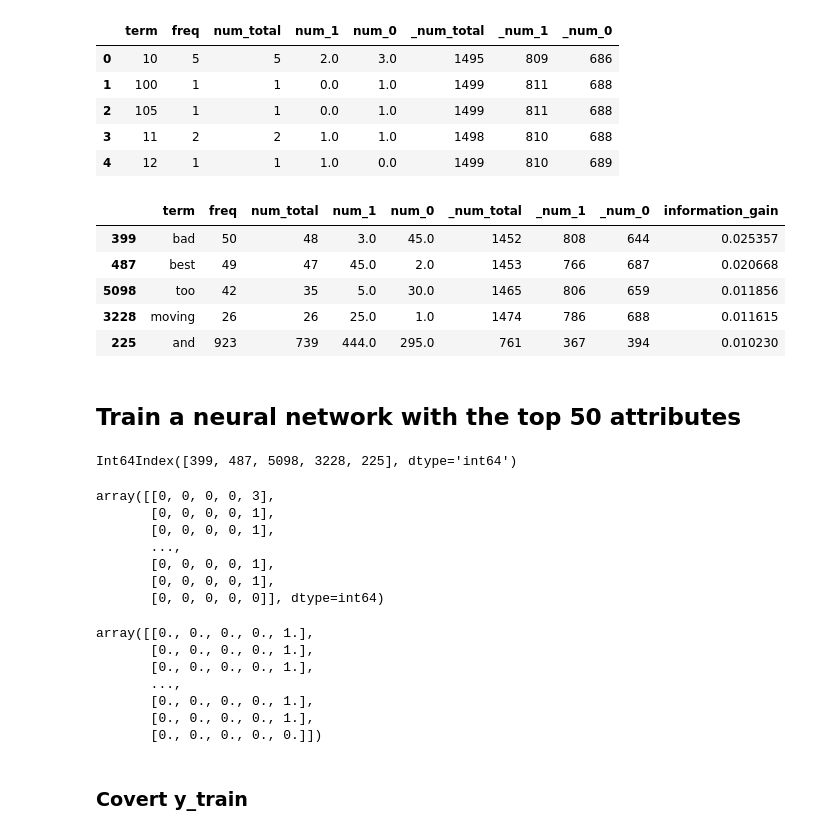
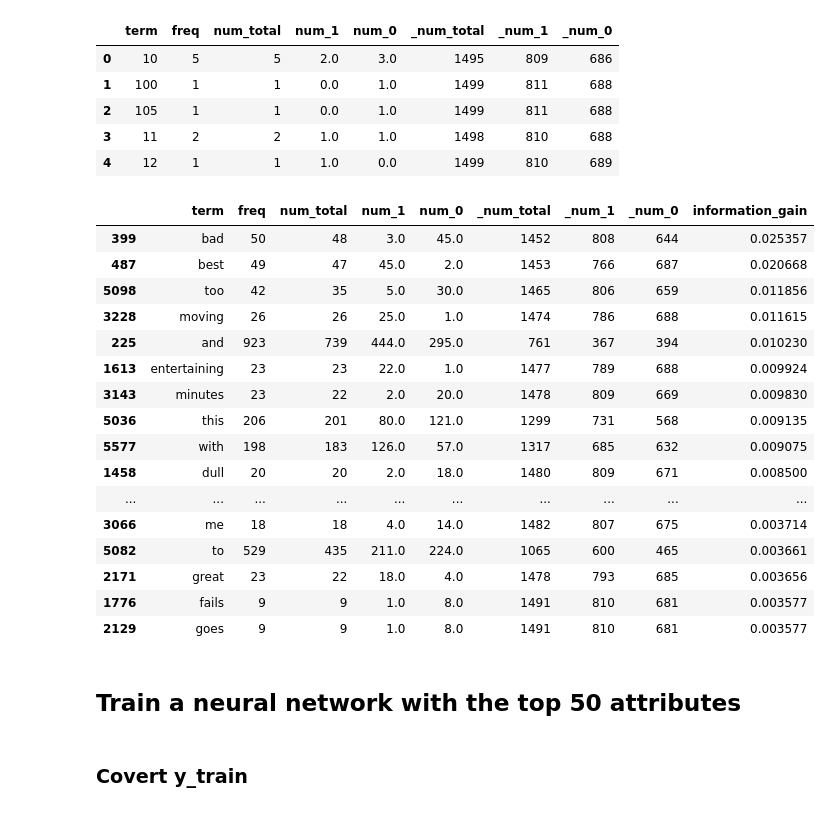
Before and after one commit to jolyon129/introml_labs, a Jupyter notebook: hw04_nn/Movie Reviews.ipynb, the cells around one changed output. Cells and saved outputs as stored; diff of their text form; code cells hidden in the pictures.

```diff
--- a/hw04_nn/Movie Reviews.ipynb
+++ b/hw04_nn/Movie Reviews.ipynb
@@ -145,42 +145,31 @@ def get_information_gain(x):
 new_voc_df=new_voc_df.assign(information_gain= lambda x: get_information_gain(x))
 new_voc_df = new_voc_df.fillna(0)
 # %%
-new_voc_df.nlargest(5,'information_gain')
+new_voc_df.nlargest(50,'information_gain')
 # %% [output]
 |  | term | freq | num_total | num_1 | num_0 | _num_total | _num_1 | _num_0 | information_gain |
 | 399 | bad | 50 | 48 | 3.0 | 45.0 | 1452 | 808 | 644 | 0.025357 |
 | 487 | best | 49 | 47 | 45.0 | 2.0 | 1453 | 766 | 687 | 0.020668 |
 | 5098 | too | 42 | 35 | 5.0 | 30.0 | 1465 | 806 | 659 | 0.011856 |
 | 3228 | moving | 26 | 26 | 25.0 | 1.0 | 1474 | 786 | 688 | 0.011615 |
 | 225 | and | 923 | 739 | 444.0 | 295.0 | 761 | 367 | 394 | 0.010230 |
+| 1613 | entertaining | 23 | 23 | 22.0 | 1.0 | 1477 | 789 | 688 | 0.009924 |
+| 3143 | minutes | 23 | 22 | 2.0 | 20.0 | 1478 | 809 | 669 | 0.009830 |
+| 5036 | this | 206 | 201 | 80.0 | 121.0 | 1299 | 731 | 568 | 0.009135 |
+| 5577 | with | 198 | 183 | 126.0 | 57.0 | 1317 | 685 | 632 | 0.009075 |
+| 1458 | dull | 20 | 20 | 2.0 | 18.0 | 1480 | 809 | 671 | 0.008500 |
+| ... | ... | ... | ... | ... | ... | ... | ... | ... | ... |
+| 3066 | me | 18 | 18 | 4.0 | 14.0 | 1482 | 807 | 675 | 0.003714 |
+| 5082 | to | 529 | 435 | 211.0 | 224.0 | 1065 | 600 | 465 | 0.003661 |
+| 2171 | great | 23 | 22 | 18.0 | 4.0 | 1478 | 793 | 685 | 0.003656 |
+| 1776 | fails | 9 | 9 | 1.0 | 8.0 | 1491 | 810 | 681 | 0.003577 |
+| 2129 | goes | 9 | 9 | 1.0 | 8.0 | 1491 | 810 | 681 | 0.003577 |
 # %% [markdown]
 ## Train a neural network with the top 50 attributes
 # %%
-voca = new_voc_df.nlargest(5,'information_gain')['term']
+voca = new_voc_df.nlargest(50,'information_gain')['term']
-# %% [output]
-Int64Index([399, 487, 5098, 3228, 225], dtype='int64')
-# %%
-d_t_ndarr[:,voca.index]
-# %% [output]
-array([[0, 0, 0, 0, 3],
-       [0, 0, 0, 0, 1],
-       [0, 0, 0, 0, 1],
-       ...,
-       [0, 0, 0, 0, 1],
-       [0, 0, 0, 0, 1],
-       [0, 0, 0, 0, 0]], dtype=int64)
 # %%
 new_X_train = 1.*(d_t_ndarr[:,voca.index]>0)
-# %%
-new_X_train
-# %% [output]
-array([[0., 0., 0., 0., 1.],
-       [0., 0., 0., 0., 1.],
-       [0., 0., 0., 0., 1.],
-       ...,
-       [0., 0., 0., 0., 1.],
-       [0., 0., 0., 0., 1.],
-       [0., 0., 0., 0., 0.]])
 # %% [markdown]
 ### Covert y_train
 # %%
```
Also changed, not shown: parts of 8 cells of this notebook, 5 other files.
